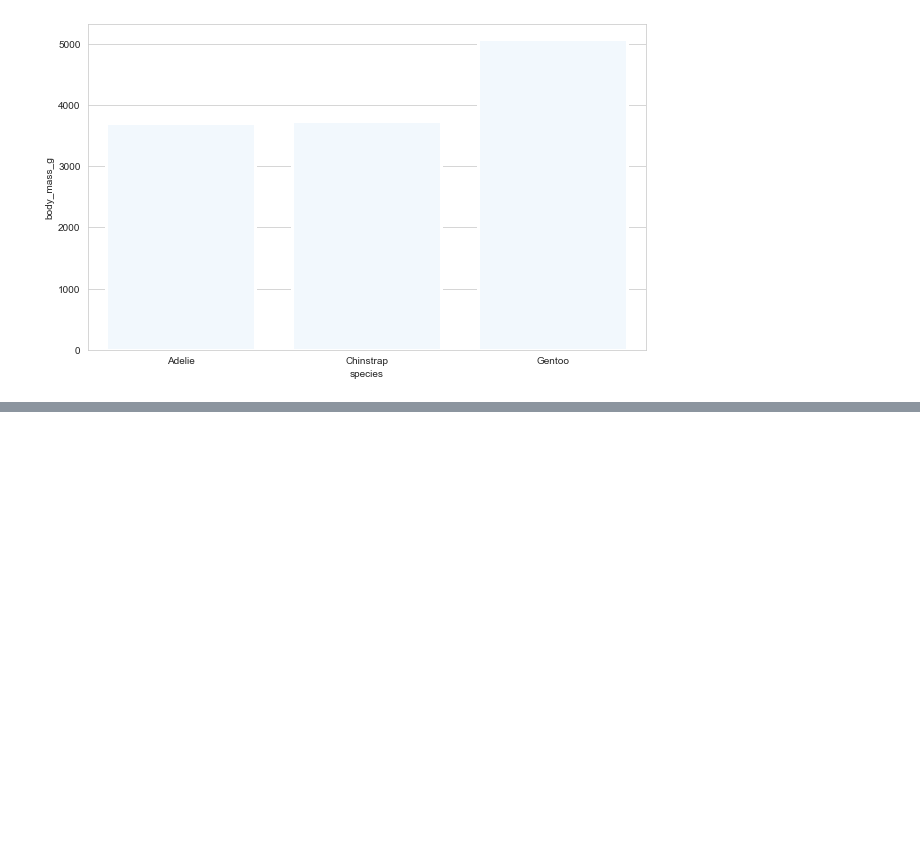
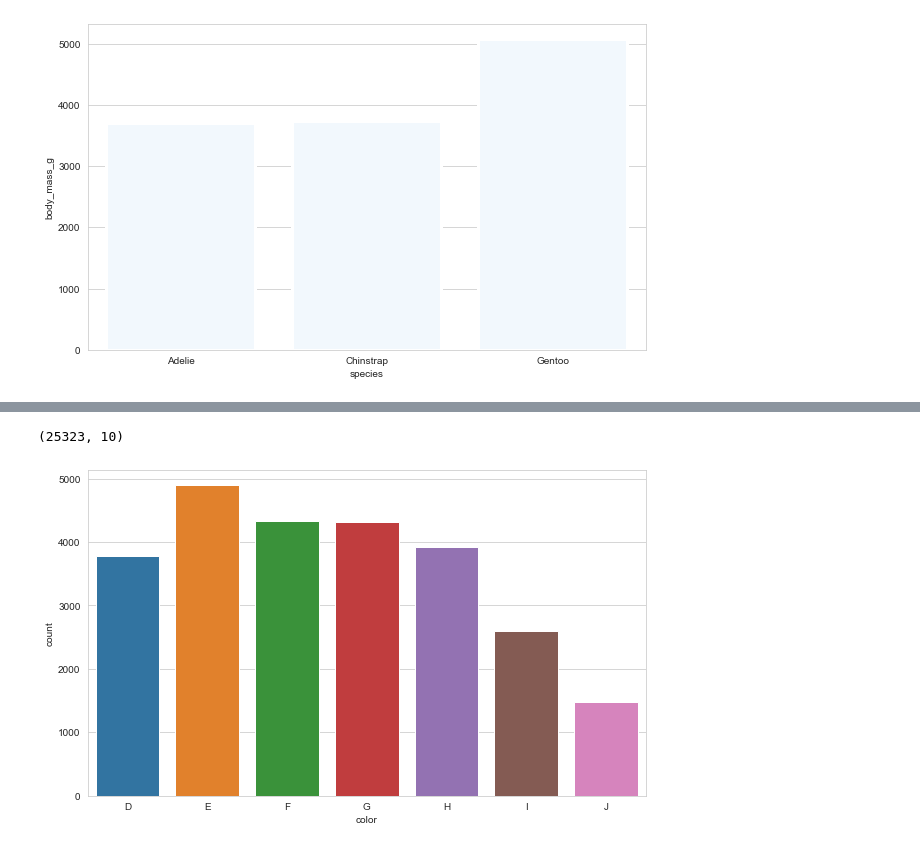
Before and after one commit to Yusuf5001/DVwPy, a Jupyter notebook: Seaborn 3.ipynb, the cells around one changed output, grey strips where cells are left out. Drawn from its saved outputs; the diff is of its cells as text; code cells hidden in the pictures; blank space fills up the shorter version.

```diff
--- a/Seaborn 3.ipynb
+++ b/Seaborn 3.ipynb
@@ -156,3 +156,5 @@ sns.barplot(x="species", y="body_mass_g",
            lw=3);
 # %% [output]
 [figure]
+# %%
+diamonds = sns.load_dataset("diamonds")
@@ -158,0 +170,10 @@ sns.barplot(x="species", y="body_mass_g",
+# %%
+diamonds = diamonds[diamonds.clarity.isin(["SI1", "VS2"])]
+# %%
+diamonds.shape
+# %% [output]
+(25323, 10)
+# %%
+sns.countplot(x="color", data=diamonds);
+# %% [output]
+[figure, added]
```
Also changed, not shown: parts of 58 cells of this notebook.
